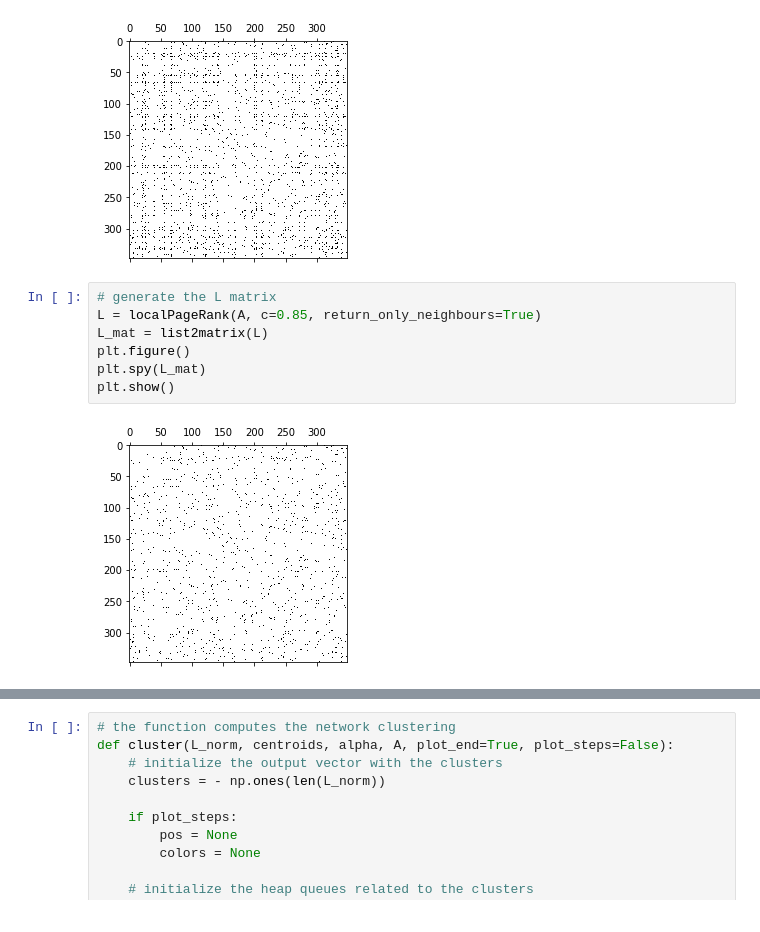
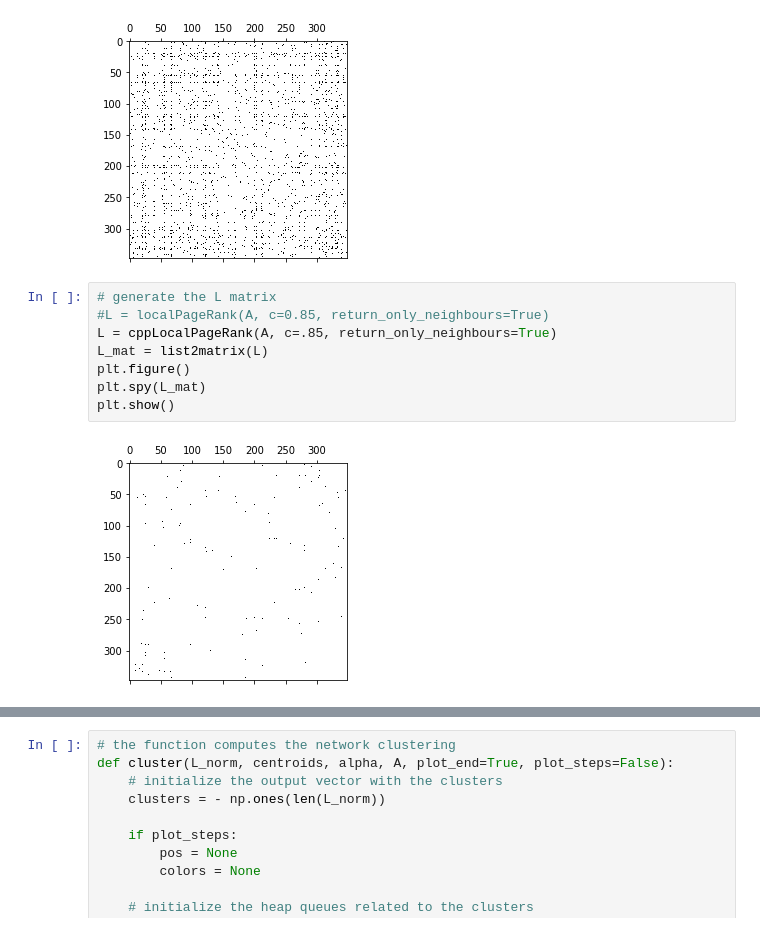
Before and after one commit to barbafrank/LCP_projects_Y2, a Jupyter notebook: Clustering.ipynb, the cells around one changed output, grey strips where cells are left out. Drawn from its saved outputs; the diff is of its cells as text.

```diff
--- a/Clustering.ipynb
+++ b/Clustering.ipynb
@@ -26,13 +29,14 @@ plt.show()
 [figure]
 # %%
 # generate the L matrix
-L = localPageRank(A, c=0.85, return_only_neighbours=True)
+#L = localPageRank(A, c=0.85, return_only_neighbours=True)
+L = cppLocalPageRank(A, c=.85, return_only_neighbours=True)
 L_mat = list2matrix(L)
 plt.figure()
 plt.spy(L_mat)
 plt.show()
 # %% [output]
-[figure, old version]
+[figure, new version]
 # %%
 # test the network plot
 g = nx.Graph(A_mat)
```
Also changed, not shown: parts of 3 cells of this notebook, 8 other files.
